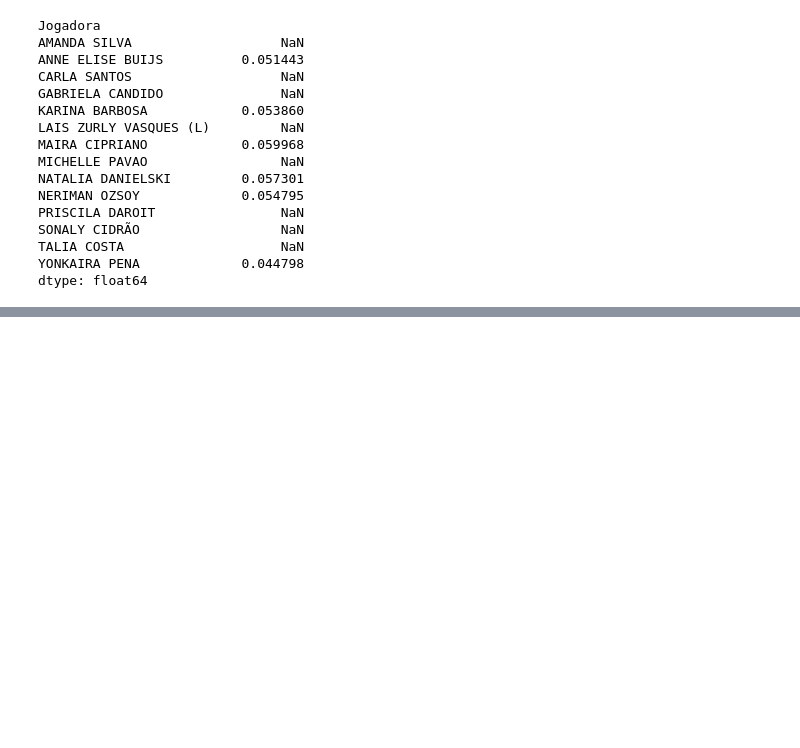
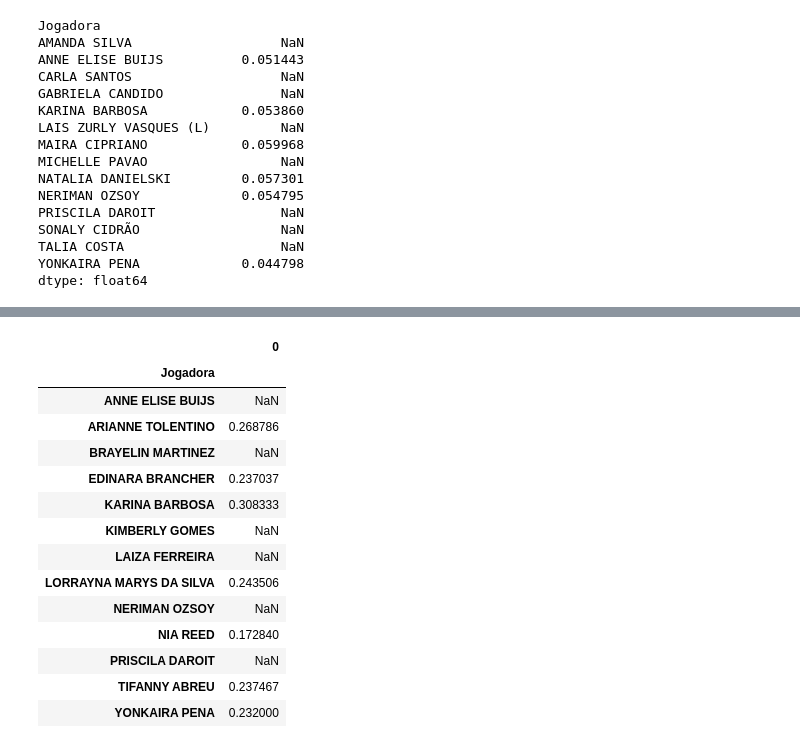
Before and after one commit to geannypthiesen/Mentoria, a Jupyter notebook: DataUnderstanding.ipynb, the cells around one changed output, grey strips where cells are left out. Cells and saved outputs as stored; diff of their text form; code cells hidden in the pictures; blank space fills up the shorter version.

```diff
--- a/DataUnderstanding.ipynb
+++ b/DataUnderstanding.ipynb
@@ -268,0 +305,20 @@ ataque_time.plot(x = "Time" , y= "ataque_time" , kind="bar", color="gold")
+# %%
+porAcertosAtaques = ataque_jogadora_erro/ataque_jogadora
+acertos = pd.DataFrame(porAcertosAtaques)
+acertos
+# %% [output]
+|  | 0 |
+| Jogadora |  |
+| ANNE ELISE BUIJS | NaN |
+| ARIANNE TOLENTINO | 0.268786 |
+| BRAYELIN MARTINEZ | NaN |
+| EDINARA BRANCHER | 0.237037 |
+| KARINA BARBOSA | 0.308333 |
+| KIMBERLY GOMES | NaN |
+| LAIZA FERREIRA | NaN |
+| LORRAYNA MARYS DA SILVA | 0.243506 |
+| NERIMAN OZSOY | NaN |
+| NIA REED | 0.172840 |
+| PRISCILA DAROIT | NaN |
+| TIFANNY ABREU | 0.237467 |
+| YONKAIRA PENA | 0.232000 |
```
Also changed, not shown: parts of 3 cells of this notebook.
